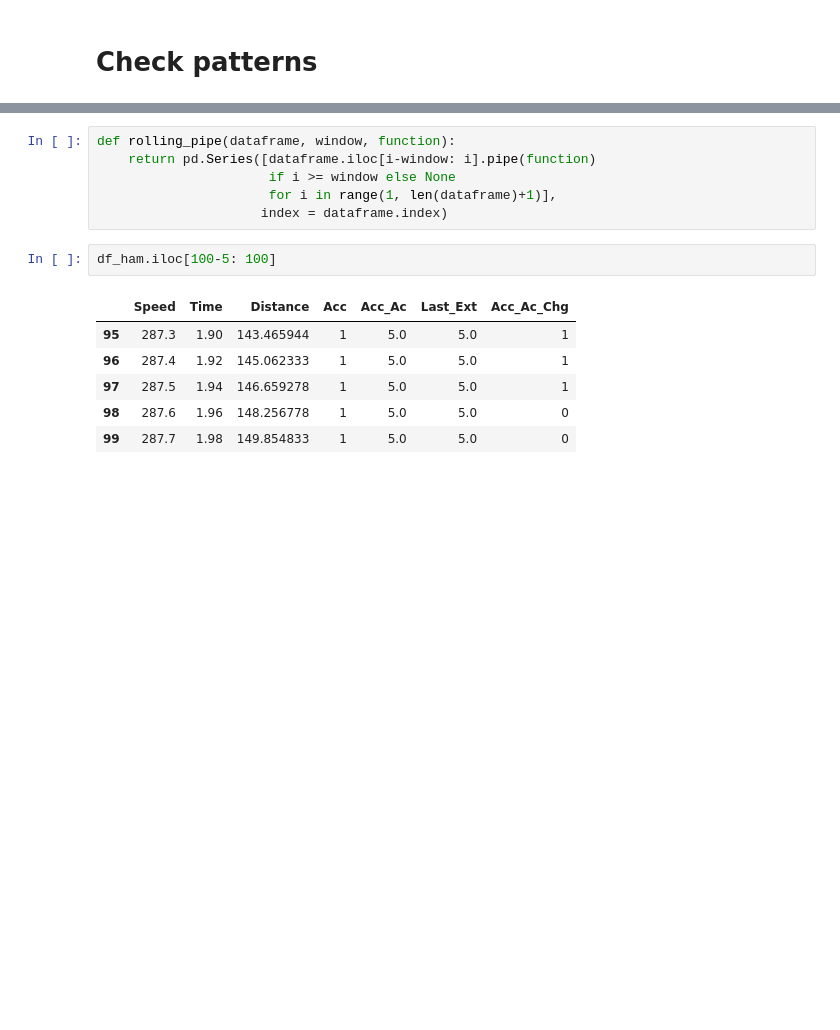
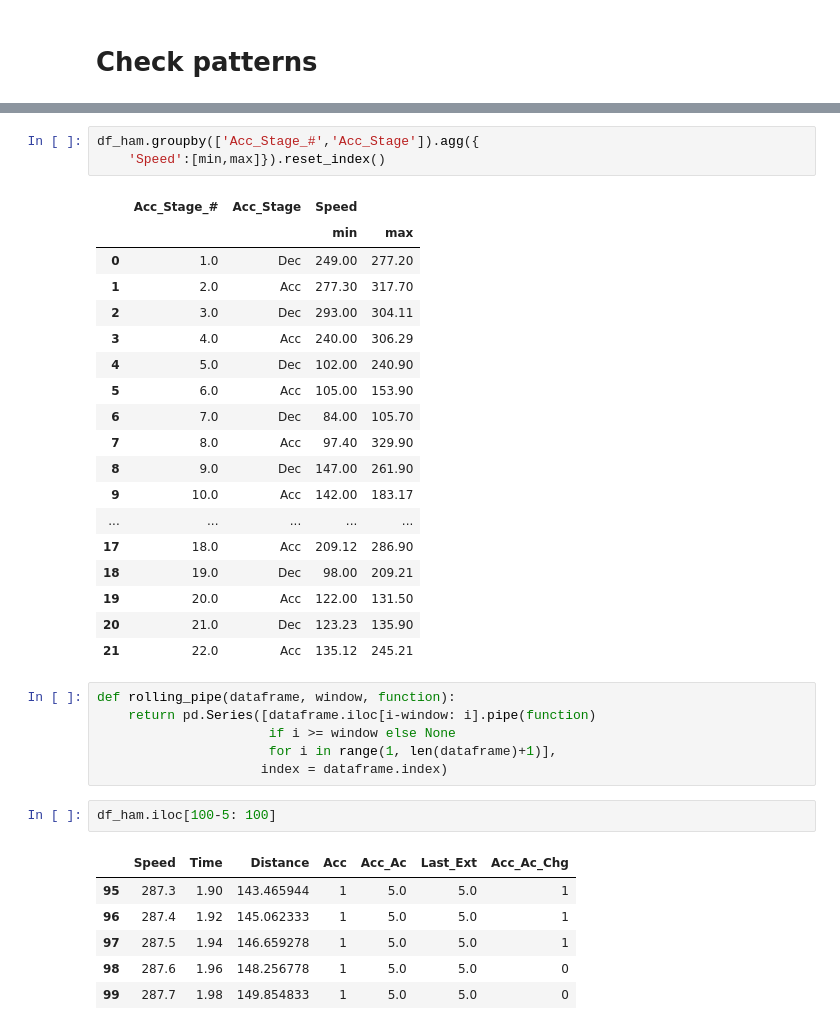
Before and after one commit to JotaBlanco/F1_Data, a Jupyter notebook: F1_Lapping.ipynb, the cells around one changed output, grey strips where cells are left out. Drawn from its saved outputs; the diff is of its cells as text; blank space fills up the shorter version.

```diff
--- a/F1_Lapping.ipynb
+++ b/F1_Lapping.ipynb
@@ -240,3 +260,25 @@ def last_extreme(img, extreme_up, extreme_low):
+# %%
+df_ham.groupby(['Acc_Stage_#','Acc_Stage']).agg({
+    'Speed':[min,max]}).reset_index()
+# %% [output]
+|  | Acc_Stage_# | Acc_Stage | Speed |  |
+|  |  |  | min | max |
+| 0 | 1.0 | Dec | 249.00 | 277.20 |
+| 1 | 2.0 | Acc | 277.30 | 317.70 |
+| 2 | 3.0 | Dec | 293.00 | 304.11 |
+| 3 | 4.0 | Acc | 240.00 | 306.29 |
+| 4 | 5.0 | Dec | 102.00 | 240.90 |
+| 5 | 6.0 | Acc | 105.00 | 153.90 |
+| 6 | 7.0 | Dec | 84.00 | 105.70 |
+| 7 | 8.0 | Acc | 97.40 | 329.90 |
+| 8 | 9.0 | Dec | 147.00 | 261.90 |
+| 9 | 10.0 | Acc | 142.00 | 183.17 |
+| ... | ... | ... | ... | ... |
+| 17 | 18.0 | Acc | 209.12 | 286.90 |
+| 18 | 19.0 | Dec | 98.00 | 209.21 |
+| 19 | 20.0 | Acc | 122.00 | 131.50 |
+| 20 | 21.0 | Dec | 123.23 | 135.90 |
+| 21 | 22.0 | Acc | 135.12 | 245.21 |
 # %%
 def rolling_pipe(dataframe, window, function):
     return pd.Series([dataframe.iloc[i-window: i].pipe(function)
```
Also changed, not shown: parts of 71 cells of this notebook.
